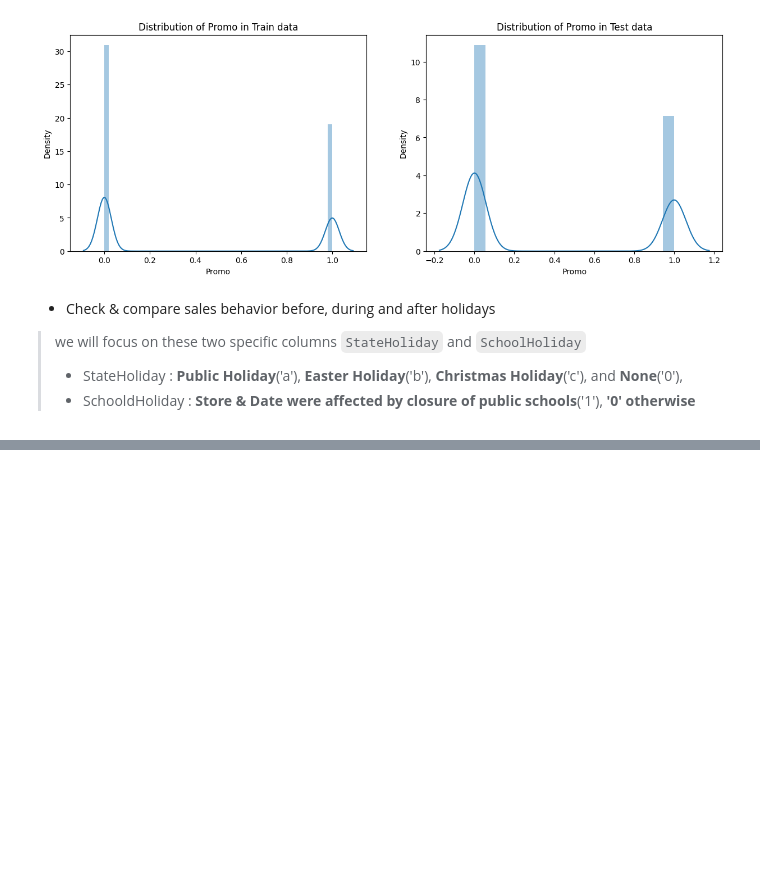
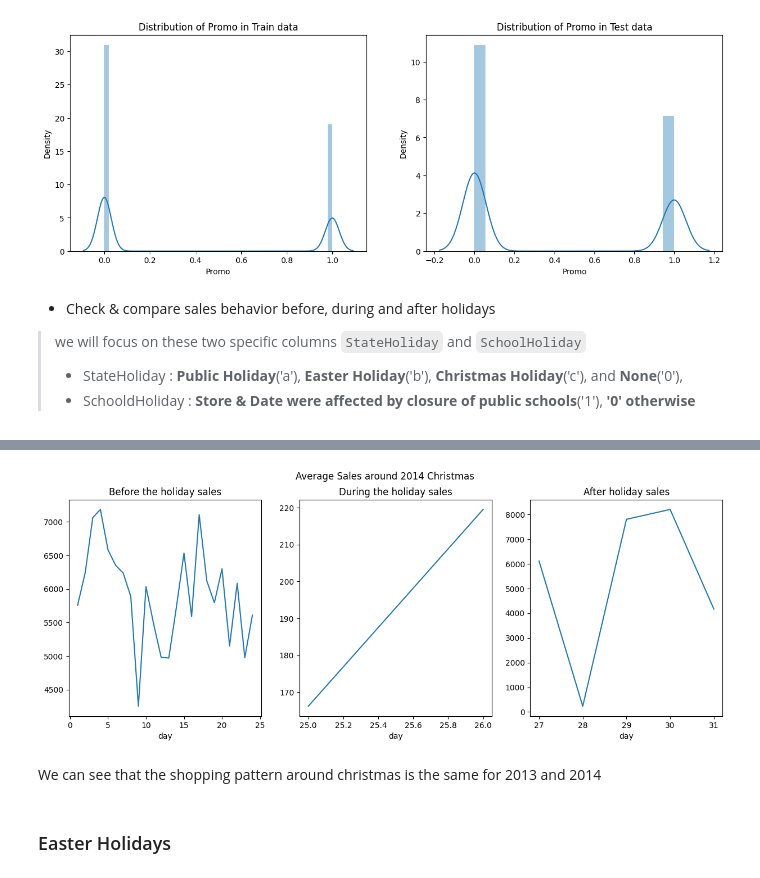
Before and after one commit to Nathnael12/pharmaceutical-sales-prediction, a Jupyter notebook: notbooks/data_exploration.ipynb, the cells around one changed output, grey strips where cells are left out. Saved outputs shown, nothing was run; the diff lists cells and outputs as text; code cells hidden in the pictures; blank space fills up the shorter version.

```diff
--- a/notbooks/data_exploration.ipynb
+++ b/notbooks/data_exploration.ipynb
@@ -199,0 +283,27 @@ plt.show()
+# %%
+# For the year 2014
+before = complete_train_date_indexed.query('day < 25 and month <= 12 and year == 2014')
+during = complete_train_date_indexed.query('(day == 25 or day == 26) and month == 12 and year == 2014')
+after = complete_train_date_indexed.query('day > 26 and month >= 12 and year == 2014')
+
+avg_sales_before_2014 = before.groupby(before['day'])['Sales'].mean()
+avg_sales_during_2014 = during.groupby(during['day'])['Sales'].mean()
+avg_sales_after_2014 = after.groupby(after['day'])['Sales'].mean()
+# %%
+fig, axes = plt.subplots(1,3,figsize=(15,5))
+fig.suptitle("Average Sales around 2014 Christmas")
+avg_sales_before_2014.plot(ax=axes[0])
+axes[0].set_title('Before the holiday sales')
+
+avg_sales_during_2014.plot(ax=axes[1])
+axes[1].set_title('During the holiday sales')
+
+avg_sales_after_2014.plot(ax=axes[2])
+axes[2].set_title('After holiday sales')
+plt.show()
+# %% [output]
+[figure, added]
+# %% [markdown]
+We can see that the shopping pattern around christmas is the same for 2013 and 2014
+# %% [markdown]
+### Easter Holidays
```
Also changed, not shown: parts of 26 cells of this notebook.
